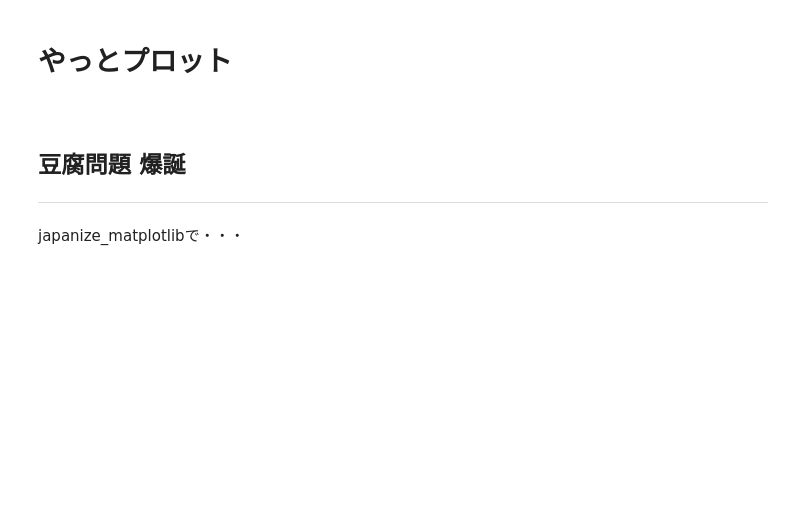
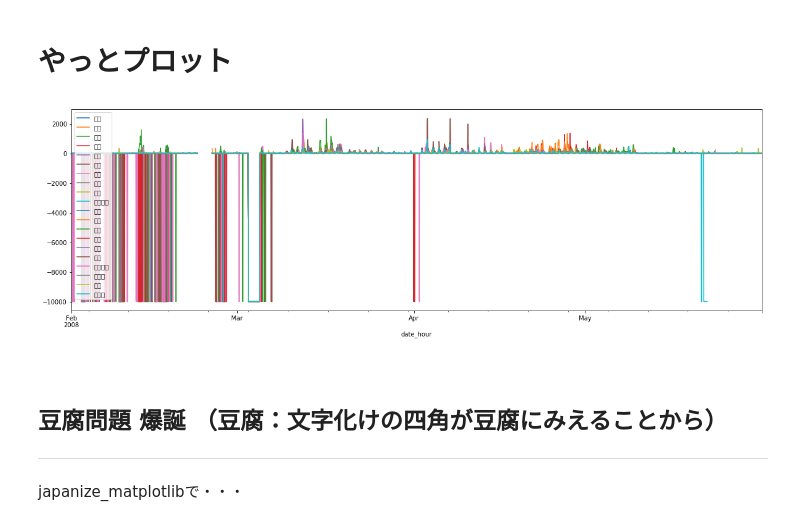
Before and after one commit to hannari-python/pandas-handson, a Jupyter notebook: work/02_parse_datetime.ipynb, the cells around one changed output. Drawn from its saved outputs; the diff is of its cells as text; code cells hidden in the pictures; blank space fills up the shorter version.

```diff
--- a/work/02_parse_datetime.ipynb
+++ b/work/02_parse_datetime.ipynb
@@ -180,5 +319,5 @@ groupbyなどで、keyを **string → int** にするだけで　**10倍速く
 # %% [markdown]
 int で無理矢理やる
 # %%
-df["date_int"] = df["年"]*100*100*100 + df["月"]*100*100 + df["日"]*100 + df["時"]  # stringみたいに / で区切れないので10の倍数で位をずらす
+date_int = df["年"]*100*100*100 + df["月"]*100*100 + df["日"]*100 + df["時"]  # stringみたいに / で区切れないので10の倍数で位をずらす
 # %%
@@ -215,5 +371,5 @@ df["時_0_23"].tail()
 # %%
-df["date_str"] = (df["年"]*100*100*100 + df["月"]*100*100 +df["日"]*100+df["時_0_23"]).astype(str)
+date_str = (df["年"]*100*100*100 + df["月"]*100*100 +df["日"]*100+df["時_0_23"]).astype(str)
 # %%
-df["date_hour"] = pd.to_datetime(df["date_str"], format="%Y%m%d%H")
+df["date_hour"] = pd.to_datetime(date_str, format="%Y%m%d%H")
 df["date_hour"].head()
@@ -255,4 +450,4 @@ df.columns
 # %%
-df.drop(columns=["date_int","date_str","年","月","日","時","時_0_23"], inplace=True) # inplaceの方がメモリを食わないけど、
-#df = df.drop(columns=["date_int","date_str","年","月","日","時","時_0_23"]) # こっちでも全然良い
+df.drop(columns=["年","月","日","時","時_0_23"], inplace=True) # inplaceの方がメモリを食わないけど、
+#df = df.drop(columns=[年","月","日","時","時_0_23"]) # こっちでも全然良い
 df.head(3)
@@ -259,11 +460,13 @@ df.head(3)
 # %% [markdown]
 # やっとプロット
 # %%
-df.plot();
+df.plot(figsize=(20,6));
+# %% [output]
+[figure, added]
 # %% [markdown]
 <br>
 
-## 豆腐問題 爆誕
+## 豆腐問題 爆誕 （豆腐：文字化けの四角が豆腐にみえることから）
 ---
 # %% [markdown]
 japanize_matplotlibで・・・
```
Also changed, not shown: parts of 37 cells of this notebook, 6 other files.
